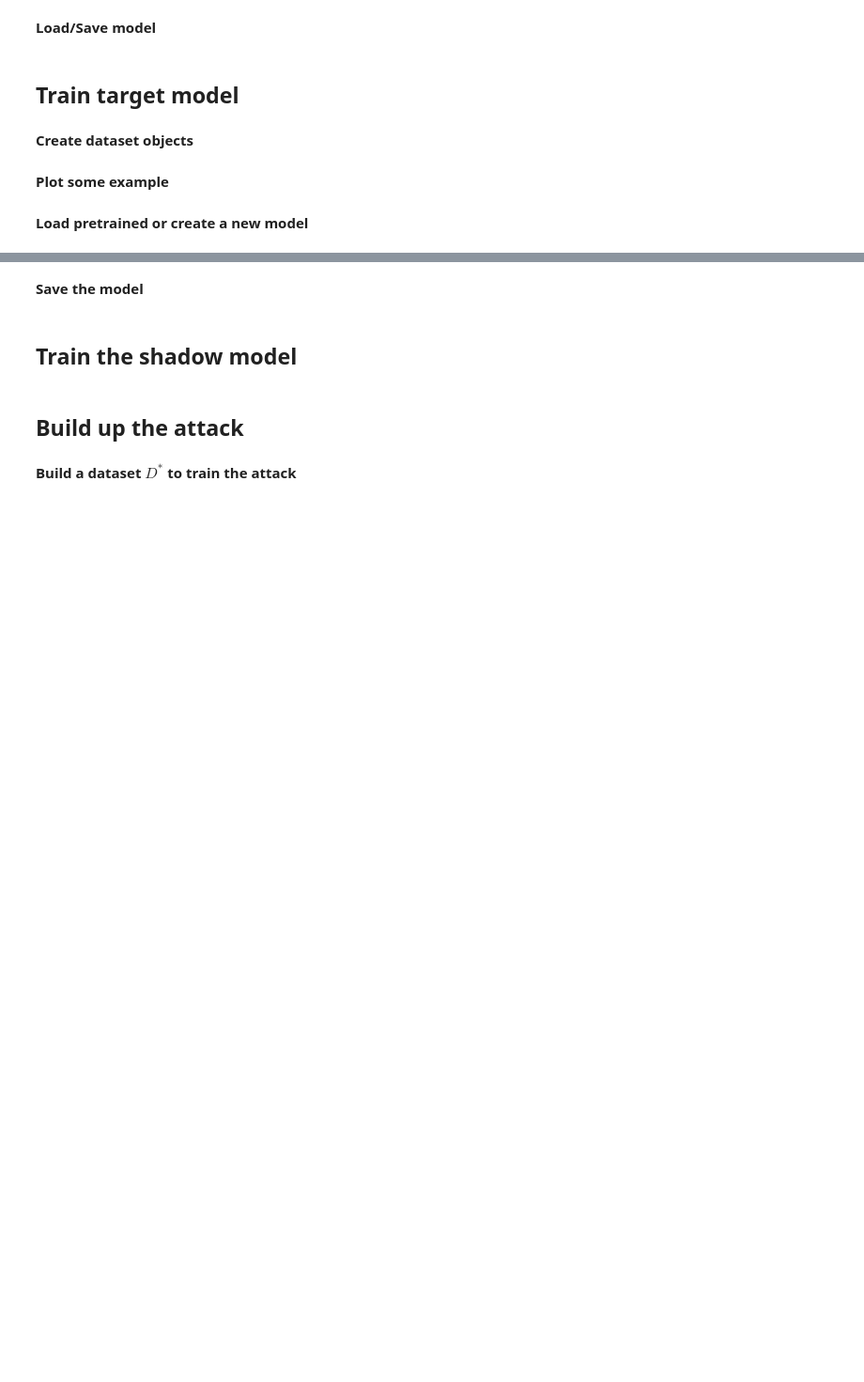
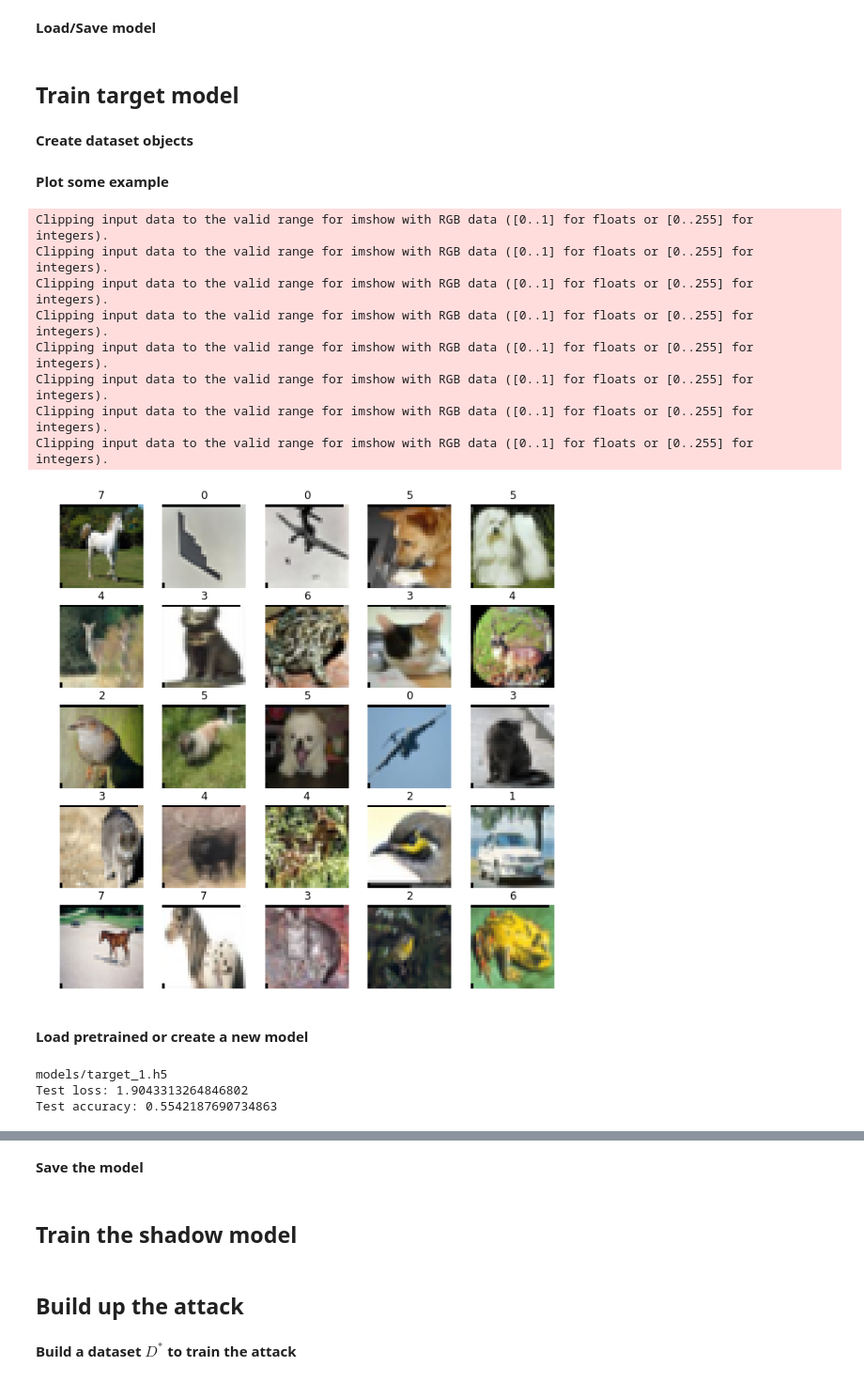
Before and after one commit to JJublanc/membership_inference_attacks, a Jupyter notebook: membership_inference_attack_cifar10_target_CNN.ipynb, the cells around one changed output, grey strips where cells are left out. Shown: that part at 94% size. Cells and saved outputs as stored; diff of their text form; code cells hidden in the pictures; blank space fills up the shorter version.

```diff
--- a/membership_inference_attack_cifar10_target_CNN.ipynb
+++ b/membership_inference_attack_cifar10_target_CNN.ipynb
@@ -122,7 +124,7 @@ BATCH_SIZE = 32
 IMG_HEIGHT = 224
 IMG_WIDTH = 224
 SHUFFLE_SIZE = 200
-NUM_EPOCHS = 1
+NUM_EPOCHS = 50
 # %%
 input_shape = (32, 32, 3)
 num_classes = 10
@@ -153,7 +158,7 @@ def input_fn(flat_arrays, labels,
                .Dataset\
                .zip((ds_x, ds_y))\
                .shuffle(SHUFFLE_SIZE)\
-               .repeat(NUM_EPOCHS)\
+               .repeat()\
                .batch(BATCH_SIZE)\
                .prefetch(1)
     return ds_x_y
@@ -250,12 +252,32 @@ ds_xy_b2 = input_fn(x_b2, y_b2)
+# %%
+ds_xy_b = input_fn(x_b, y_b)
+ds_xy_a = input_fn(x_a, y_a)
 # %% [markdown]
 __Plot some example__
 # %%
-len_train = len(y_b1)
-img_batch, label_batch = next(iter(ds_xy_b1))
+len_train = len(y_b)
+img_batch, label_batch = next(iter(ds_xy_b))
 plt_img_labels(img_batch, label_batch)
+# %% [output]
+Clipping input data to the valid range for imshow with RGB data ([0..1] for floats or [0..255] for integers).
+Clipping input data to the valid range for imshow with RGB data ([0..1] for floats or [0..255] for integers).
+Clipping input data to the valid range for imshow with RGB data ([0..1] for floats or [0..255] for integers).
+Clipping input data to the valid range for imshow with RGB data ([0..1] for floats or [0..255] for integers).
+Clipping input data to the valid range for imshow with RGB data ([0..1] for floats or [0..255] for integers).
+Clipping input data to the valid range for imshow with RGB data ([0..1] for floats or [0..255] for integers).
+Clipping input data to the valid range for imshow with RGB data ([0..1] for floats or [0..255] for integers).
+Clipping input data to the valid range for imshow with RGB data ([0..1] for floats or [0..255] for integers).
+[figure, added]
 # %% [markdown]
 __Load pretrained or create a new model__
 # %%
 pattern = 'models/target_*.h5'
 target_model = get_model(pattern, input_shape)
+score = target_model.evaluate(ds_xy_a, steps=200, verbose=0)
+print('Test loss:', score[0])
+print('Test accuracy:', score[1])
+# %% [output]
+models/target_1.h5
+Test loss: 1.9043313264846802
+Test accuracy: 0.5542187690734863
 # %%
```
Also changed, not shown: parts of 33 cells of this notebook, 1 other file.
